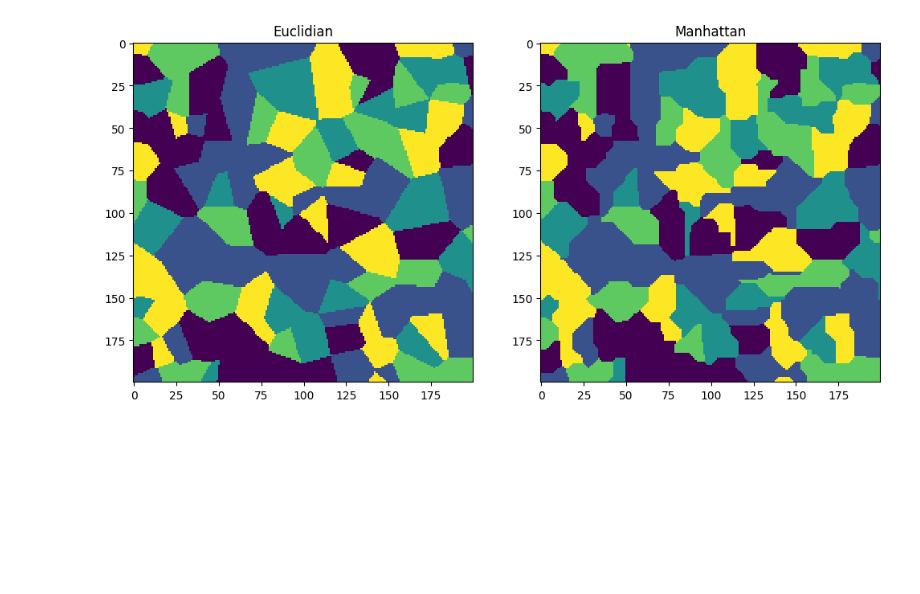
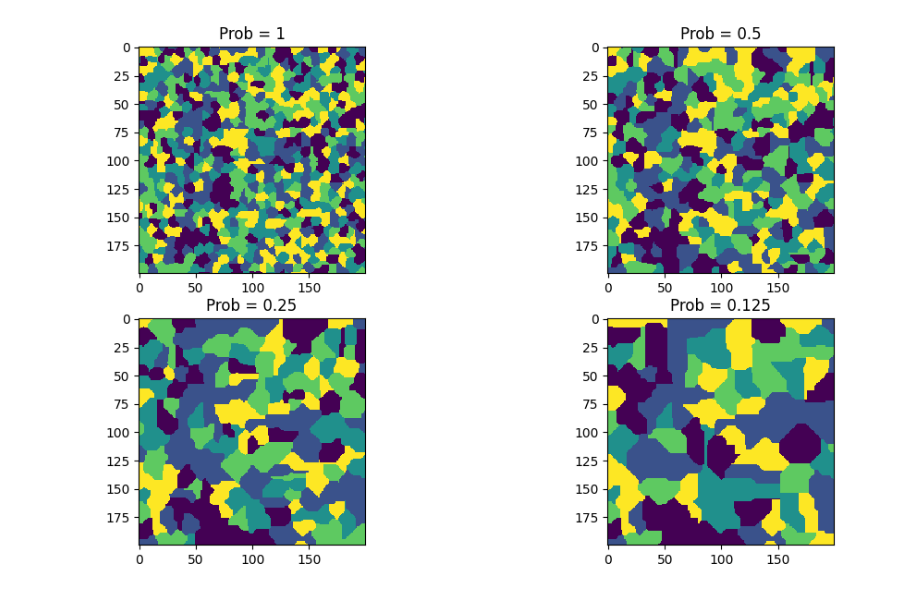
Before and after one commit to arthurBricq/crafty, a Jupyter notebook: scripts/test_biome.ipynb, the cells around one changed output. Cells and saved outputs as stored; diff of their text form; code cells hidden in the pictures; blank space fills up the shorter version.

Commit message:
Finalized the generation of biome ID for each block, still need to make nice-to-look-at biomes

```diff
--- a/scripts/test_biome.ipynb
+++ b/scripts/test_biome.ipynb
@@ -4,7 +4,6 @@ import matplotlib.pyplot as plt
 from dataclasses import dataclass
 # %%
 biomes = ['Not defined', 'Forest', 'Hill', 'Mountains', 'Ocean']
-prob_biome_center = 0.15
 
 def get_chunk_coord(x, y):
     return np.array([x // 8, y // 8])
@@ -12,7 +11,7 @@ def get_chunk_coord(x, y):
 def get_world_coord(chunk_coord, coord_in_chunk):
     return 8 * chunk_coord + coord_in_chunk
 
-def get_chunk_biome_center(seed, chunk_coord):
+def get_chunk_biome_center(seed, chunk_coord, prob_biome_center):
     np.random.seed(hash((seed, tuple(chunk_coord))) & 0xFFFFFFFF)
     if np.random.uniform() < prob_biome_center:
         return get_world_coord(chunk_coord, [np.random.randint(0, 8), np.random.randint(0, 8)]), np.random.randint(0, len(biomes))+1
@@ -33,7 +32,7 @@ def get_chunk_shell(level):
             chunk_shell.append(np.array([x, -(num_side//2)]))
     return chunk_shell
 
-def find_closest_biome(seed, x, y, manhattan):
+def find_closest_biome(seed, x, y, prob_biome_center):
 
     current_coord = np.array([x, y])
     current_level = 0
@@ -48,15 +47,12 @@ def find_closest_biome(seed, x, y, manhattan):
         found_better = False
 
         for chunk in shell:
-            center, type = get_chunk_biome_center(seed, center_chunk_coord + chunk)
+            center, type = get_chunk_biome_center(seed, center_chunk_coord + chunk, prob_biome_center)
 
             if center is None:
                 continue
 
-            if manhattan:
-                new_distance = np.sum(np.abs(current_coord - center))
-            else:
-                new_distance = np.linalg.norm(current_coord - center)
+            new_distance = np.sum(np.abs(current_coord - center))
 
             if new_distance < shortest_distance:
                 found_better = True
@@ -72,24 +68,34 @@ def find_closest_biome(seed, x, y, manhattan):
 # %%
 width = 200
 seed = 40
-world_map_eucl = np.zeros((width, width))
-world_map_manh = np.zeros((width, width))
+world_map_1 = np.zeros((width, width))
+world_map_05 = np.zeros((width, width))
+world_map_025 = np.zeros((width, width))
+world_map_0125 = np.zeros((width, width))
 
 for i in range(width):
     for j in range(width):
-        world_map_eucl[i][j] = find_closest_biome(seed, i, j, False)
-        world_map_manh[i][j] = find_closest_biome(seed, i, j, True)
+        world_map_1[i][j] = find_closest_biome(seed, i, j, 1)
+        world_map_05[i][j] = find_closest_biome(seed, i, j, 0.5)
+        world_map_025[i][j] = find_closest_biome(seed, i, j, 0.25)
+        world_map_0125[i][j] = find_closest_biome(seed, i, j, 0.125)
 
 
-fig, ax = plt.subplots(1, 2, figsize=(12, 7))
+fig, ax = plt.subplots(2, 2, figsize=(12, 7))
 
-ax[0].imshow(world_map_eucl, interpolation="nearest")
-ax[0].set_title("Euclidian")
+ax[0][0].imshow(world_map_1, interpolation="nearest")
+ax[0][0].set_title("Prob = 1")
 
-ax[1].imshow(world_map_manh, interpolation="nearest")
-ax[1].set_title("Manhattan")
+ax[0][1].imshow(world_map_05, interpolation="nearest")
+ax[0][1].set_title("Prob = 0.5")
+
+ax[1][0].imshow(world_map_025, interpolation="nearest")
+ax[1][0].set_title("Prob = 0.25")
+
+ax[1][1].imshow(world_map_0125, interpolation="nearest")
+ax[1][1].set_title("Prob = 0.125")
 
 
 plt.show()
 # %% [output]
-[figure, old version]
+[figure, new version]
```
Also changed, not shown: 2 other files.
